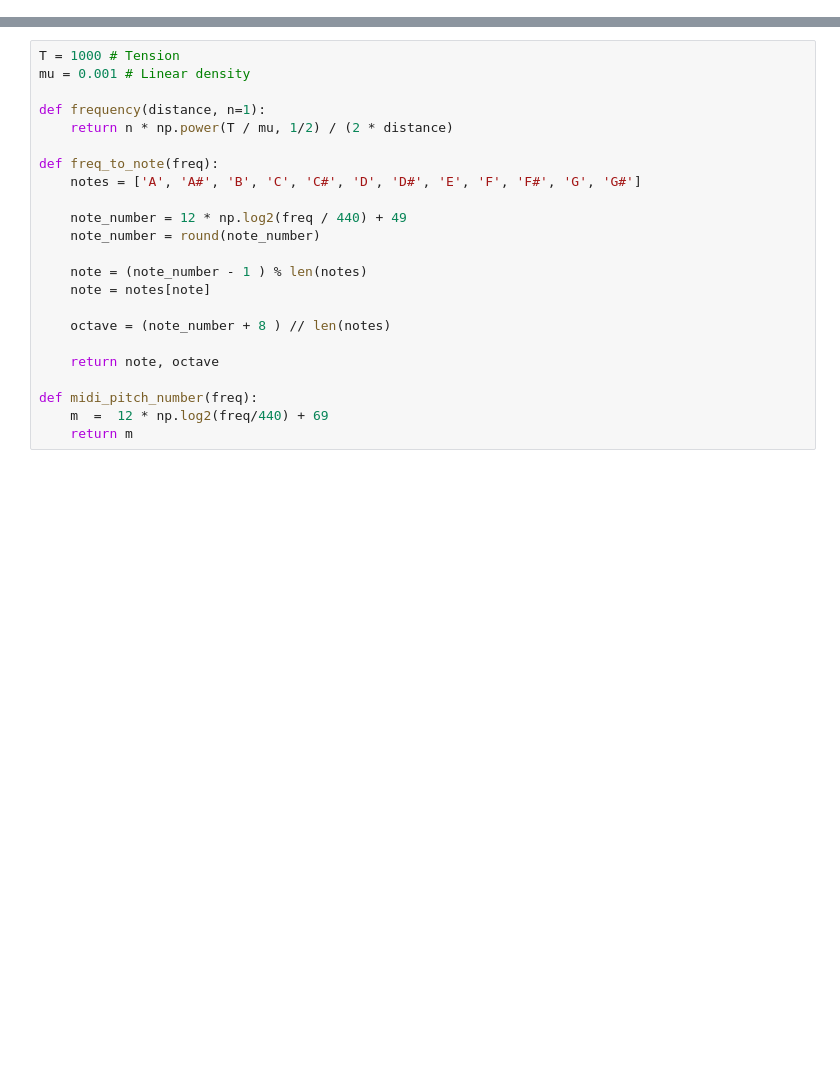
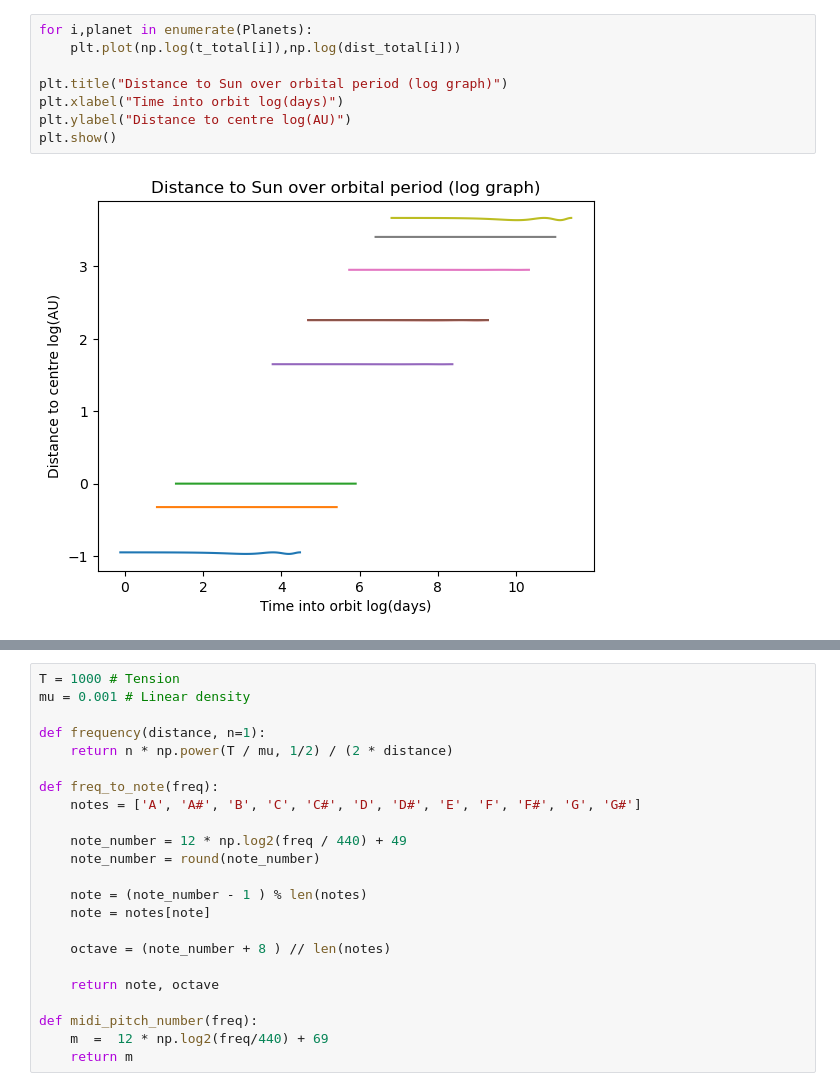
Before and after one commit to neil-power/music_of_the_spheres, a Jupyter notebook: group project.ipynb, the cells around one changed output, grey strips where cells are left out. Cells and saved outputs as stored; diff of their text form; blank space fills up the shorter version.

```diff
--- a/group project.ipynb
+++ b/group project.ipynb
@@ -84,0 +100,10 @@ The distance between the Sun and Neptune is 29.91 AU.
+# %%
+for i,planet in enumerate(Planets):
+    plt.plot(np.log(t_total[i]),np.log(dist_total[i]))
+
+plt.title("Distance to Sun over orbital period (log graph)")
+plt.xlabel("Time into orbit log(days)")
+plt.ylabel("Distance to centre log(AU)")
+plt.show()
+# %% [output]
+[figure, added]
```
Also changed, not shown: parts of 14 cells of this notebook.
